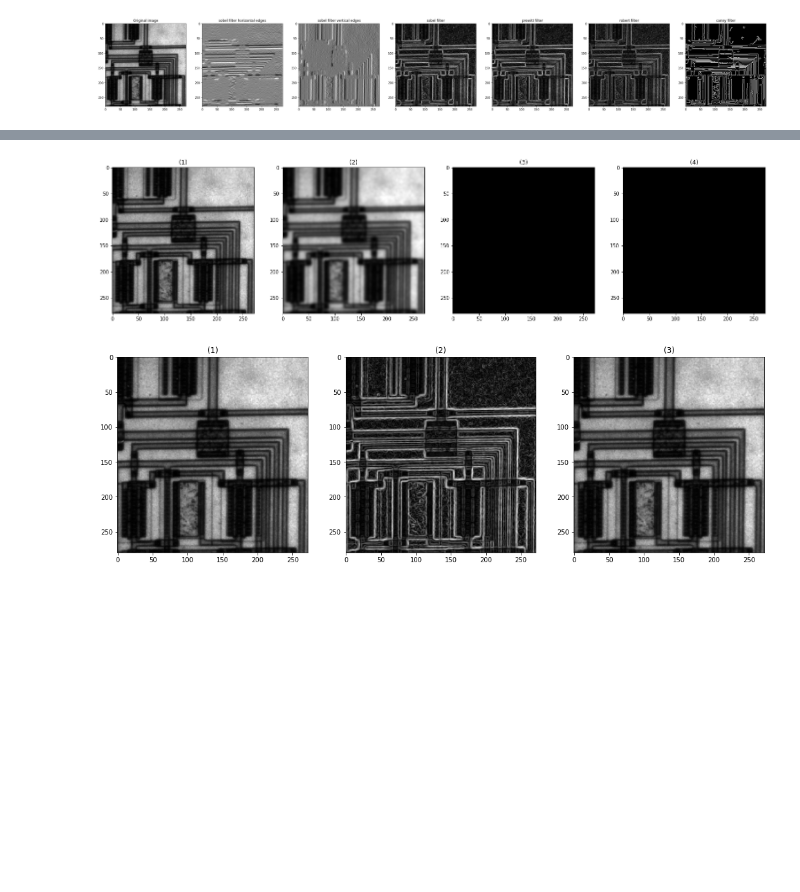
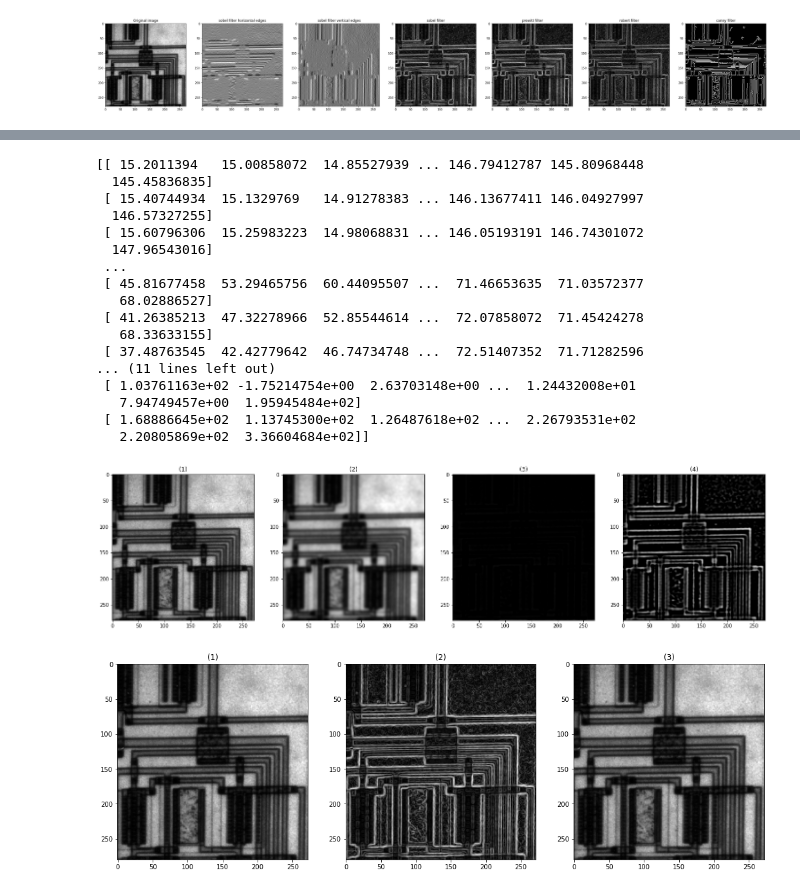
Before and after one commit to We2Am-BaSsem/IP-Labs, a Jupyter notebook: Lab5_Edge_Detection_STD/Lab_Edge_Detection_STD.ipynb, the cells around one changed output, grey strips where cells are left out. Drawn from its saved outputs; the diff is of its cells as text; code cells hidden in the pictures; blank space fills up the shorter version.

```diff
--- a/Lab5_Edge_Detection_STD/Lab_Edge_Detection_STD.ipynb
+++ b/Lab5_Edge_Detection_STD/Lab_Edge_Detection_STD.ipynb
@@ -95,45 +91,57 @@ show_images(images=[img,x,y,xy])
 # %%
 # 3. Custom LoG
-thres= 20
 def CustomLoG(image,Threshold=20,window_width=3, window_height=3):
     F1 = np.array([
         [-1, -1, -1],
         [-1,  8, -1],
         [-1, -1, -1]
     ])
     F2 = np.array([
         [0,  1, 0],
         [1, -4, 1],
         [0,  1, 0]
     ])
 
 
-    F1_temp_img = np.pad(image, (1, 1), 'constant', constant_values=(0))
-    F2_temp_img = np.pad(image, (1, 1), 'constant', constant_values=(0))
+    F1_temp_img = np.pad(image*255, (1, 1), 'constant', constant_values=(0))
+    F2_temp_img = np.pad(image*255, (1, 1), 'constant', constant_values=(0))
     F1_img = np.zeros(image.shape)
     F2_img = np.zeros(image.shape)
 
     for i in range(image.shape[0]):
         for j in range(image.shape[1]):
-            F1_img[i][j] = np.sum(F1_temp_img[i:i+3,j:j+3]*F1, dtype=np.int32)
-            F2_img[i][j] = np.sum(F2_temp_img[i:i+3,j:j+3]*F2, dtype=np.int32)
-
-
-    Xedge = image.shape[0]
-    Yedge = image.shape[1]
+            F1_img[i][j] = np.sum(F1_temp_img[i:i+3,j:j+3]*F1)
+            F2_img[i][j] = np.sum(F2_temp_img[i:i+3,j:j+3]*F2)
 
     F1_img[F1_img<Threshold]=0
     F2_img[F2_img<Threshold]=0
-    return F1_img[0:Xedge,0:Yedge],F2_img[0:Xedge,0:Yedge]
+    return F1_img/255,F2_img/255
 
 
 img = io.imread('circuit.tif')
 filtteredimg = gaussian(img, sigma=1.8)
 
-f1,f2 = CustomLoG(image=filtteredimg,Threshold=10)
+f1,f2 = CustomLoG(image=filtteredimg,Threshold=0)
 show_images(images=[img,filtteredimg,f1,f2])
 # %% [output]
+[[ 15.2011394   15.00858072  14.85527939 ... 146.79412787 145.80968448
+  145.45836835]
+ [ 15.40744934  15.1329769   14.91278383 ... 146.13677411 146.04927997
+  146.57327255]
+ [ 15.60796306  15.25983223  14.98068831 ... 146.05193191 146.74301072
+  147.96543016]
+ ...
+ [ 45.81677458  53.29465756  60.44095507 ...  71.46653635  71.03572377
+   68.02886527]
+ [ 41.26385213  47.32278966  52.85544614 ...  72.07858072  71.45424278
+   68.33633155]
+ [ 37.48763545  42.42779642  46.74734748 ...  72.51407352  71.71282596
+... (11 lines left out)
+ [ 1.03761163e+02 -1.75214754e+00  2.63703148e+00 ...  1.24432008e+01
+   7.94749457e+00  1.95945484e+02]
+ [ 1.68886645e+02  1.13745300e+02  1.26487618e+02 ...  2.26793531e+02
+   2.20805869e+02  3.36604684e+02]]
-[figure, old version]
+[figure, new version]
 # %%
 
 '''
```
Also changed, not shown: parts of 2 cells of this notebook.
